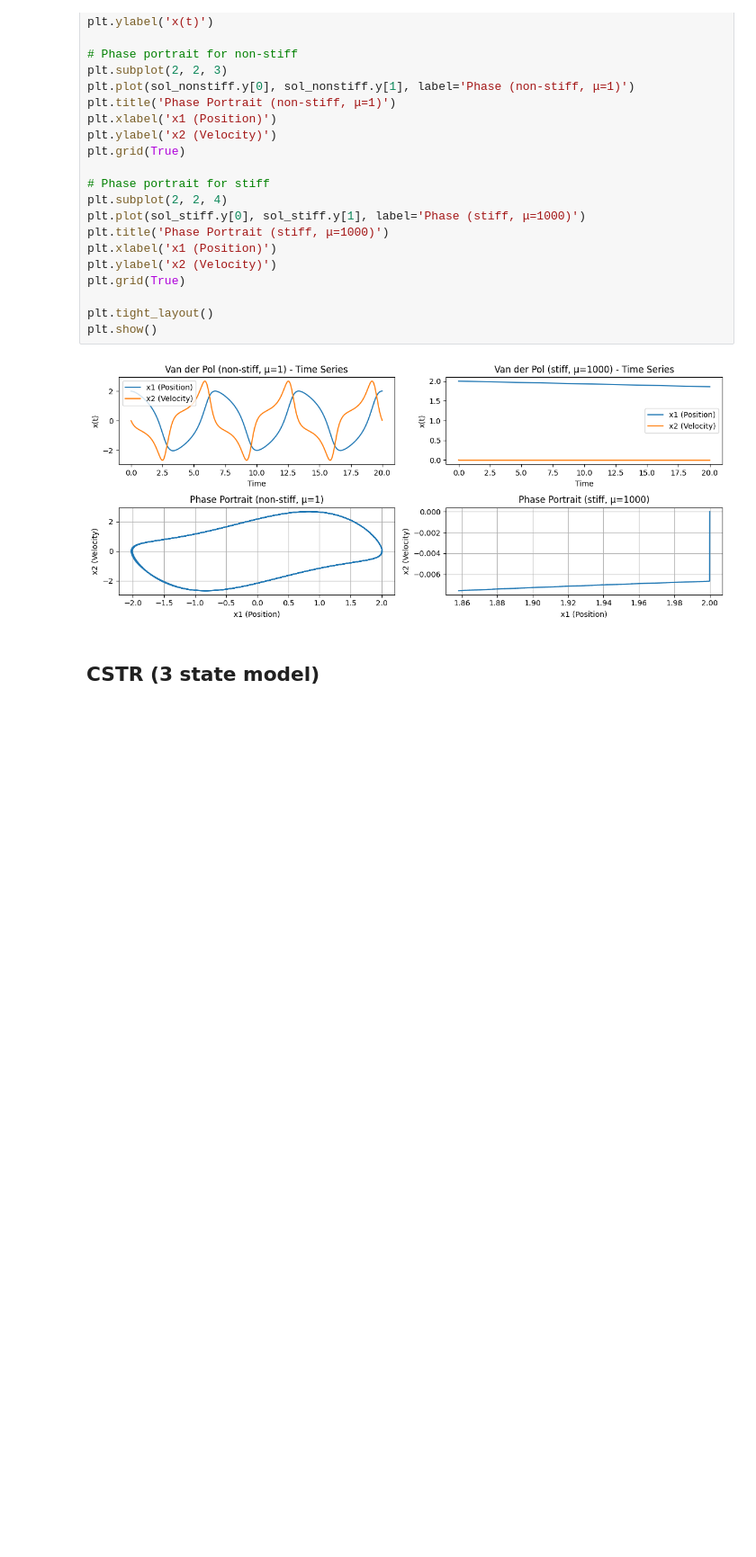
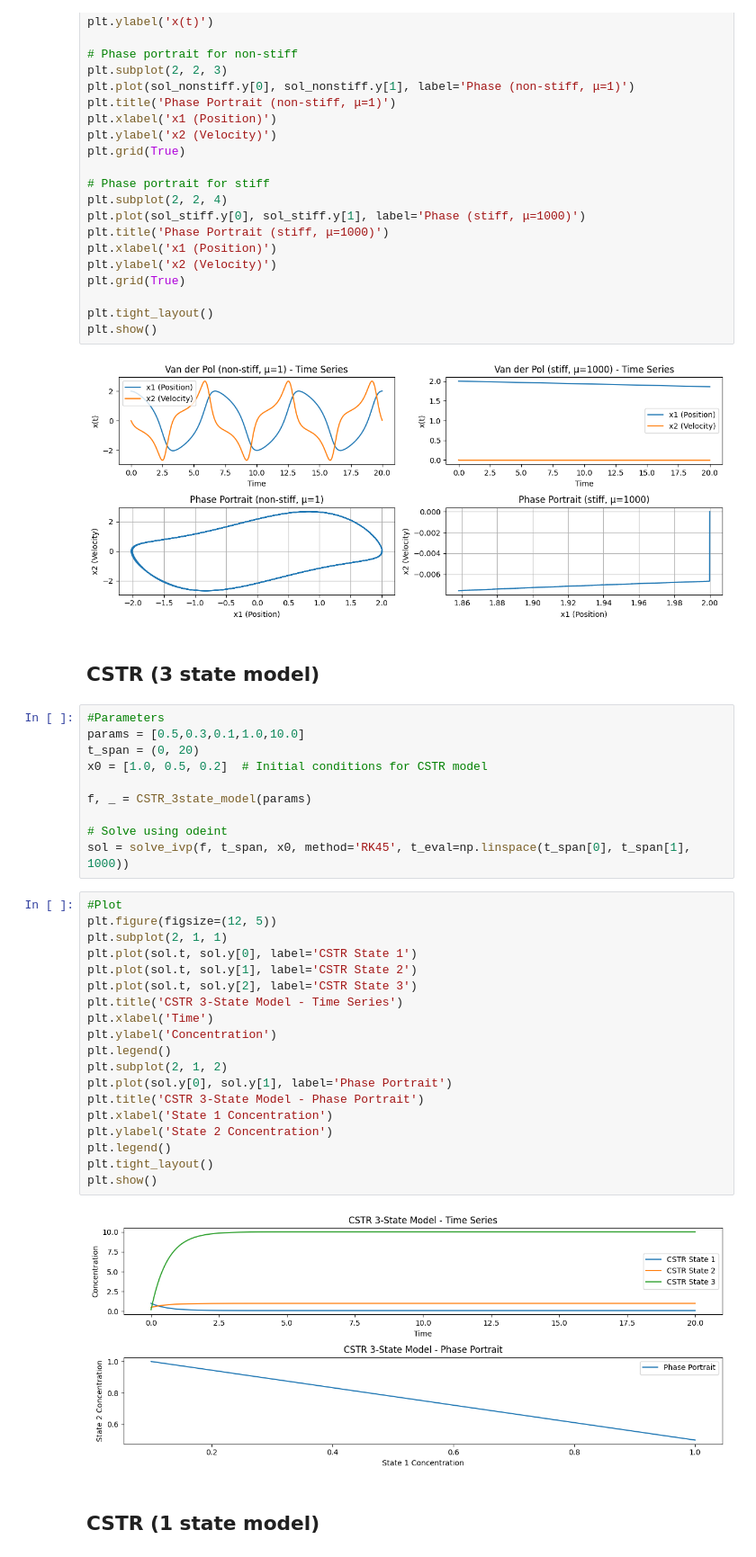
Before and after one commit to EuanCortes/02686-Project, a Jupyter notebook: TestProblemsSimulations.ipynb, the cells around one changed output. Shown: that part at 90% size. Saved outputs shown, nothing was run; the diff lists cells and outputs as text; blank space fills up the shorter version.

Commit message:
simulations for the cstr models

```diff
--- a/TestProblemsSimulations.ipynb
+++ b/TestProblemsSimulations.ipynb
@@ -107,3 +107,36 @@ plt.show()
 [figure]
 # %% [markdown]
 ## CSTR (3 state model)
+# %%
+#Parameters
+params = [0.5,0.3,0.1,1.0,10.0]
+t_span = (0, 20)
+x0 = [1.0, 0.5, 0.2]  # Initial conditions for CSTR model
+
+f, _ = CSTR_3state_model(params)
+
+# Solve using odeint
+sol = solve_ivp(f, t_span, x0, method='RK45', t_eval=np.linspace(t_span[0], t_span[1], 1000))
+# %%
+#Plot
+plt.figure(figsize=(12, 5))
+plt.subplot(2, 1, 1)
+plt.plot(sol.t, sol.y[0], label='CSTR State 1')
+plt.plot(sol.t, sol.y[1], label='CSTR State 2')
+plt.plot(sol.t, sol.y[2], label='CSTR State 3')
+plt.title('CSTR 3-State Model - Time Series')
+plt.xlabel('Time')
+plt.ylabel('Concentration')
+plt.legend()
+plt.subplot(2, 1, 2)
+plt.plot(sol.y[0], sol.y[1], label='Phase Portrait')
+plt.title('CSTR 3-State Model - Phase Portrait')
+plt.xlabel('State 1 Concentration')
+plt.ylabel('State 2 Concentration')
+plt.legend()
+plt.tight_layout()
+plt.show()
+# %% [output]
+[figure, added]
+# %% [markdown]
+## CSTR (1 state model)
```
Also changed, not shown: parts of 2 cells of this notebook, 1 other file.
